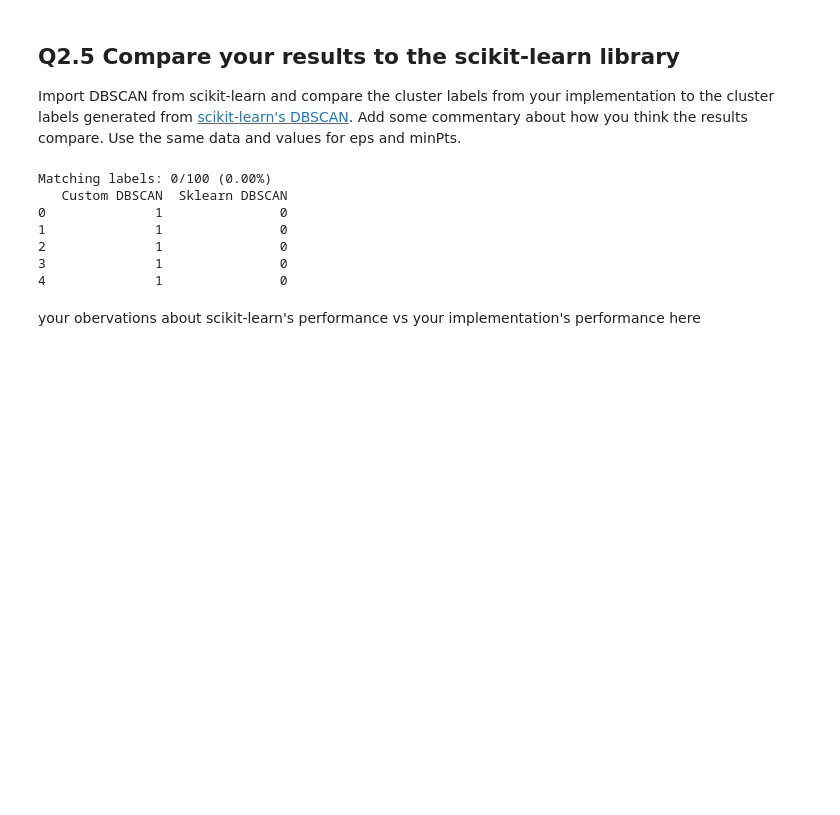
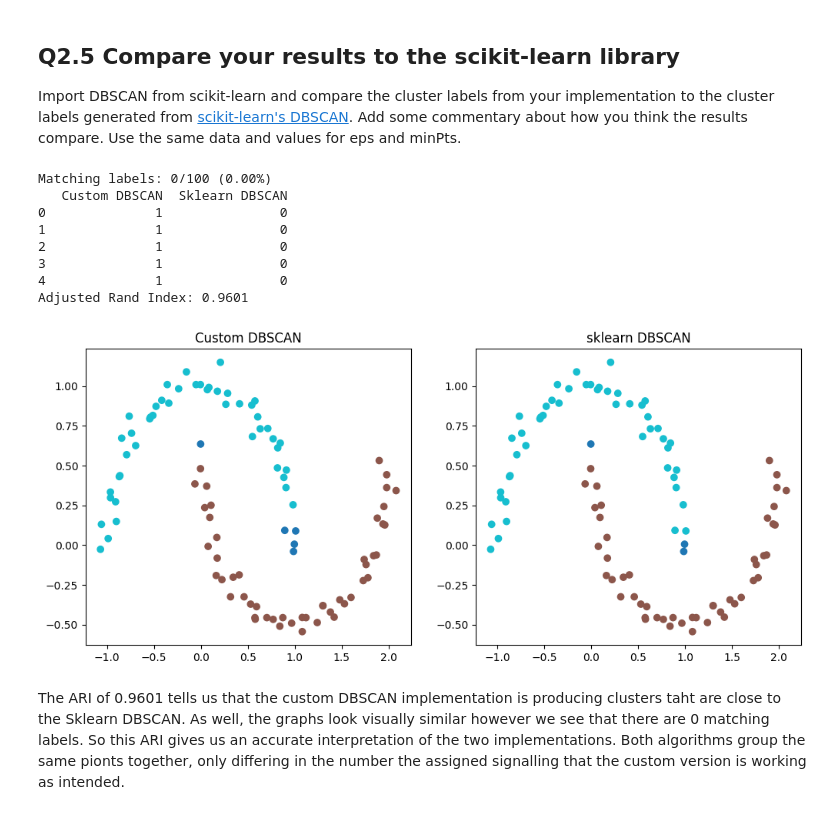
Before and after one commit to ethanmikel/CS329E_Data, a Jupyter notebook: Assignment10/CS329E_HW10.ipynb, the cells around one changed output. Saved outputs shown, nothing was run; the diff lists cells and outputs as text; code cells hidden in the pictures; blank space fills up the shorter version.

```diff
--- a/Assignment10/CS329E_HW10.ipynb
+++ b/Assignment10/CS329E_HW10.ipynb
@@ -396,35 +396,51 @@ Import DBSCAN from scikit-learn and compare the cluster labels from your impleme
 # %%
 # Check your implementation vs scikit-learn
 from sklearn.cluster import DBSCAN
+from sklearn.metrics import adjusted_rand_score
+import matplotlib.pyplot as plt
+
 
 # Call custom DBSCAN (assumed you already have the implementation)
 s_custom_cluster_assignment = dbscan(df_dbscan, eps=0.23, min_pts=6)
 
 # Call scikit-learn DBSCAN
 sk_dbscan = DBSCAN(eps=0.23, min_samples=6)
 sk_labels = sk_dbscan.fit_predict(df_dbscan)
 
 # Compare cluster labels
 comparison_df = pd.DataFrame({
     'Custom DBSCAN': s_custom_cluster_assignment,
     'Sklearn DBSCAN': sk_labels
 })
 
 # Check if the labels match
 matching_labels = (comparison_df['Custom DBSCAN'] == comparison_df['Sklearn DBSCAN']).sum()
 total_points = len(df_dbscan)
 
 print(f"Matching labels: {matching_labels}/{total_points} ({(matching_labels / total_points) * 100:.2f}%)")
 
 # Optional: Print some rows of the comparison for inspection
 print(comparison_df.head())
+
+# Calculate Adjusted Rand Index
+ari = adjusted_rand_score(s_custom_cluster_assignment, sk_labels)
+print(f"Adjusted Rand Index: {ari:.4f}")
+
+fig, axes = plt.subplots(1, 2, figsize=(12, 5))
+axes[0].scatter(df_dbscan.iloc[:, 0], df_dbscan.iloc[:, 1], c=s_custom_cluster_assignment, cmap='tab10')
+axes[0].set_title('Custom DBSCAN')
+axes[1].scatter(df_dbscan.iloc[:, 0], df_dbscan.iloc[:, 1], c=sk_labels, cmap='tab10')
+axes[1].set_title('sklearn DBSCAN')
+plt.show()
 # %% [output]
 Matching labels: 0/100 (0.00%)
    Custom DBSCAN  Sklearn DBSCAN
 0              1               0
 1              1               0
 2              1               0
 3              1               0
 4              1               0
+Adjusted Rand Index: 0.9601
+[figure, added]
-# %% [markdown]
-your obervations about scikit-learn's performance vs your implementation's performance here
+# %% [markdown]
+The ARI of 0.9601 tells us that the custom DBSCAN implementation is producing clusters taht are close to the Sklearn DBSCAN. As well, the graphs look visually similar however we see that there are 0 matching labels. So this ARI gives us an accurate interpretation of the two implementations. Both algorithms group the same pionts together, only differing in the number the assigned signalling that the custom version is working as intended.
```
